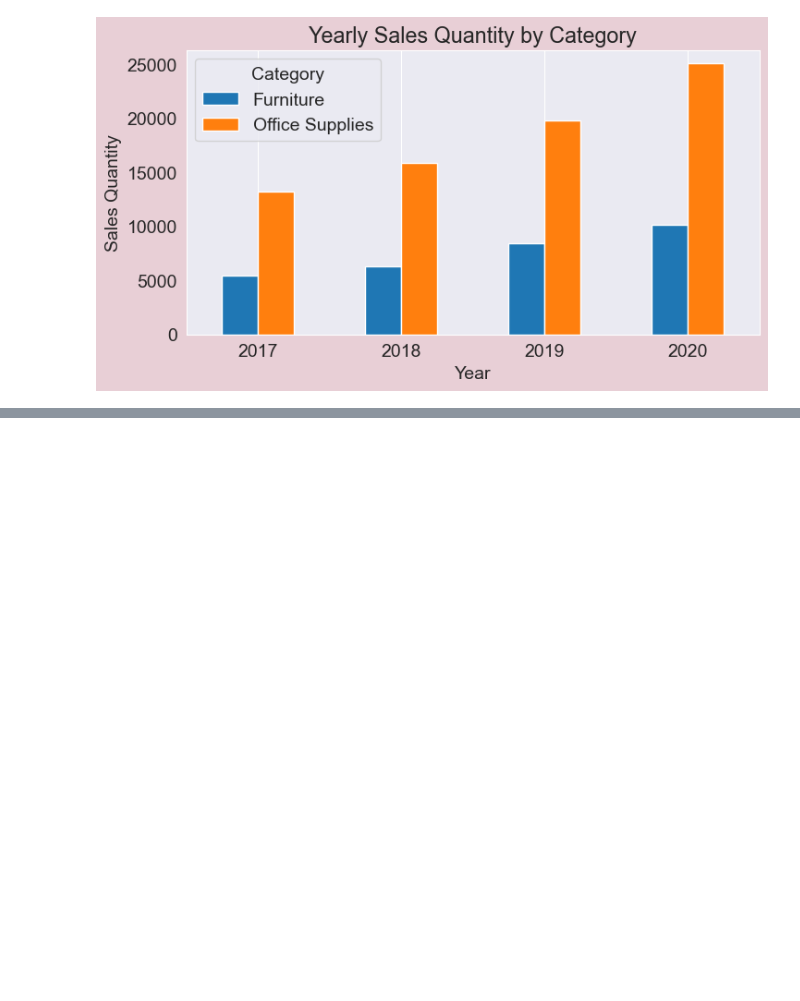
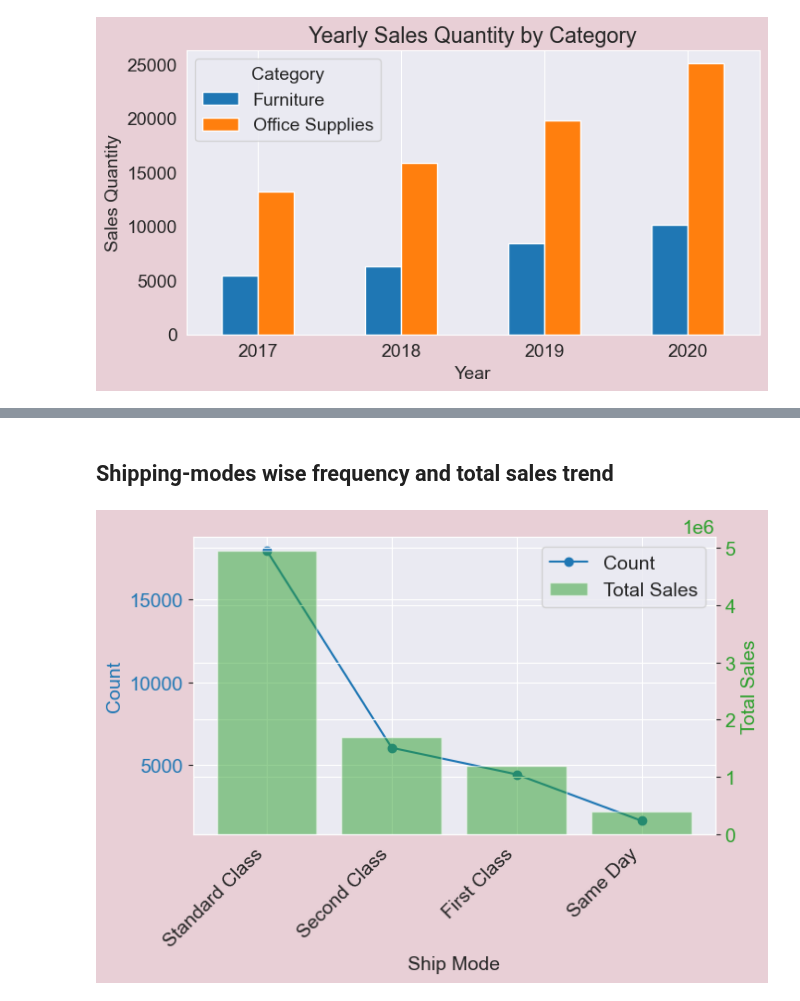
Before and after one commit to SimmiSheetalJain/Uncovering-furniture-sales-insights, a Jupyter notebook: Uncovering-Furniture-Sales-Insights.ipynb, the cells around one changed output, grey strips where cells are left out. Saved outputs shown, nothing was run; the diff lists cells and outputs as text; code cells hidden in the pictures; blank space fills up the shorter version.

Commit message:
Added more visualization

```diff
--- a/Uncovering-Furniture-Sales-Insights.ipynb
+++ b/Uncovering-Furniture-Sales-Insights.ipynb
@@ -421,0 +424,9 @@ yearly_sales_qty_sub_cat
+# %%
+smdf = fdf['ShipMode'].unique()
+shmode_total_sales = pd.DataFrame(index=smdf, columns=['count', 'totalsales'])
+for s in smdf:
+    count = fdf[fdf['ShipMode'] == s].shape[0]
+    totalsales = fdf[fdf['ShipMode'] == s]['totalsales'].sum()
+    shmode_total_sales.loc[s, 'count'] = count
+    shmode_total_sales.loc[s, 'totalsales'] = totalsales
+shmode_total_sales
@@ -534,0 +577,35 @@ plt.show()
+# %% [markdown]
+## Shipping-modes wise frequency and total sales trend
+# %%
+fig, ax1 = plt.subplots(figsize=(7,5))
+# Plotting the count as a line plot
+color = 'tab:blue'
+ax1.plot(shmode_total_sales.index, shmode_total_sales['count'], color=color, marker='o', label='Count')
+ax1.set_xlabel('Ship Mode')
+ax1.set_ylabel('Count', color=color)
+ax1.tick_params(axis='y', labelcolor=color)
+# Creating a second y-axis for total sales
+ax2 = ax1.twinx()
+color = 'tab:green'
+ax2.bar(shmode_total_sales.index, shmode_total_sales['totalsales'], color=color, alpha=0.5, label='Total Sales')
+ax2.set_ylabel('Total Sales', color=color)
+ax2.tick_params(axis='y', labelcolor=color)
+# Set the tick positions and labels on the x-axis
+ax1.set_xticks(range(len(shmode_total_sales.index)))
+ax1.set_xticklabels(shmode_total_sales.index, rotation=45, ha='right')
+
+# Adding legends
+lines, labels = ax1.get_legend_handles_labels()
+lines2, labels2 = ax2.get_legend_handles_labels()
+ax2.legend(lines + lines2, labels + labels2, loc='upper right')
+
+# Adding grid
+ax1.grid(True)
+
+# Adjust layout
+plt.tight_layout()
+
+# Show plot
+plt.show()
+# %% [output]
+[figure, added]
```
Also changed, not shown: parts of 62 cells of this notebook.
